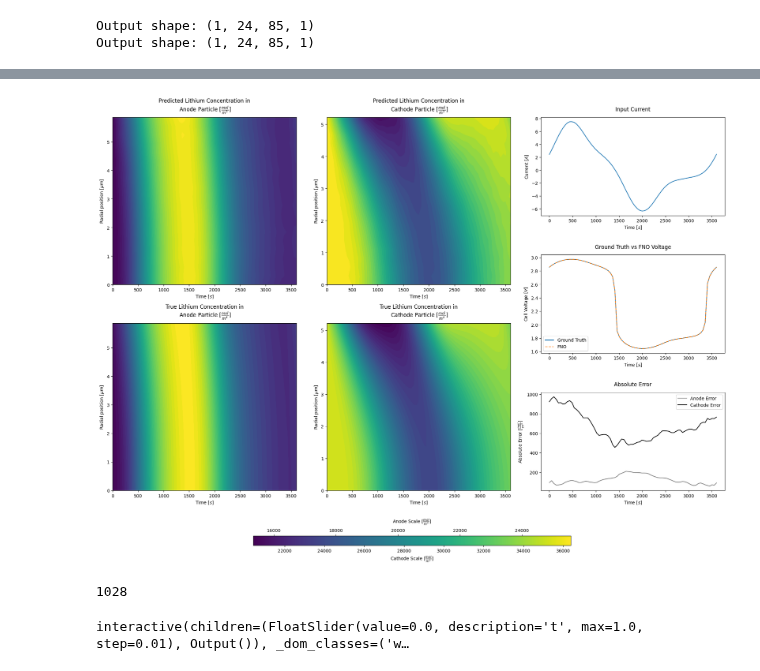
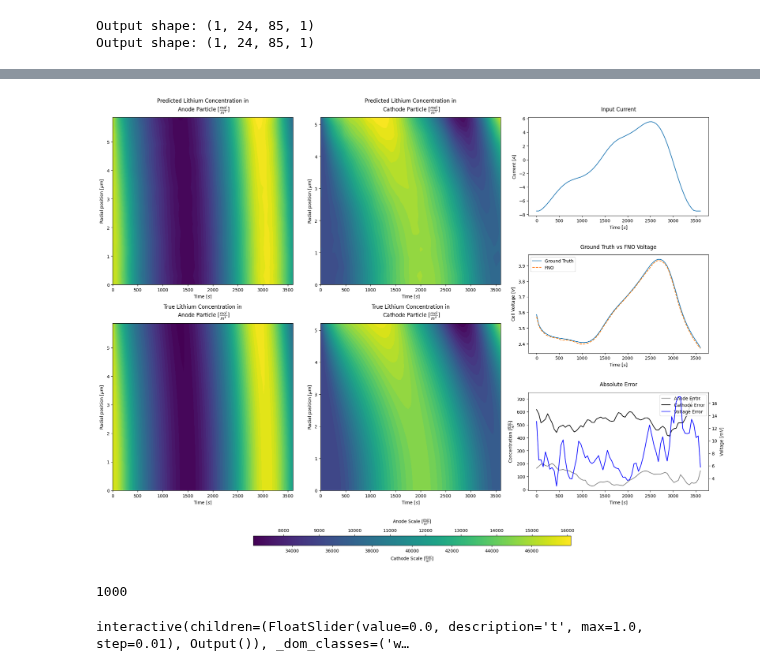
Before and after one commit to yingzai1/spm_neuraloperator, a Jupyter notebook: plot.ipynb, the cells around one changed output, grey strips where cells are left out. Saved outputs shown, nothing was run; the diff lists cells and outputs as text; code cells hidden in the pictures.

```diff
--- a/plot.ipynb
+++ b/plot.ipynb
@@ -220,3 +220,7 @@ params_cathode = flax.serialization.from_bytes(params, params_cathode)
 # %%
 train_idx = np.random.randint(2, 22000)
 test_idx = np.random.randint(2, 2200)
+# %%
+print(train_idx)
+print(test_idx)
+test_idx = 1000
@@ -533,4 +540,4 @@ plt.show()
 # %%
 # Compute V_pred and V_true using post_proc function
 #from functions import post_proc
-V_pred, V_true = functions.post_proc(params_bat, test_I[test_idx], c_pred_an_surf/cs_max_a, c_true_an_surf/cs_max_a, c_pred_ca_surf/cs_max_c, c_true_ca_surf/cs_max_c, Ran, Rca, epsan, epsca, Lan, Lca, A)
+V_pred, V_true = functions.post_proc(params_bat, test_I[test_idx], c_pred_an_surf, c_true_an_surf, c_pred_ca_surf, c_true_ca_surf, Ran, Rca, epsan, epsca, Lan, Lca, A)
@@ -563,6 +552,7 @@ from matplotlib.colors import Normalize
 # Compute error lines
 anode_error_line = jnp.mean(jnp.abs(c_test_pred_scaled_anode - c_test_true_scaled_anode), axis=0)  # shape (75,)
 cathode_error_line = jnp.mean(jnp.abs(c_test_pred_scaled_cathode - c_test_true_scaled_cathode), axis=0)      # shape (75,)
+diff = jnp.abs(V_pred-V_true)
 
 #t_plot = np.linspace(0,1800,75)
 
@@ -645,44 +635,55 @@ ax_volt.set_ylabel('Cell Voltage [$V$]')
 ax_volt.legend()
 
 ax_err = fig.add_subplot(right_gs[2,0])
-ax_err.plot(t, anode_error_line, color='grey', label='Anode Error', linestyle='-')
-ax_err.plot(t, cathode_error_line, color='black', label='Cathode Error', linestyle='-')
+line1, = ax_err.plot(t, anode_error_line, color='grey', label='Anode Error', linestyle='-')
+line2, = ax_err.plot(t, cathode_error_line, color='black', label='Cathode Error', linestyle='-')
 ax_err.set_title('Absolute Error', pad=14)
 ax_err.set_xlabel('Time [$s$]')
-ax_err.set_ylabel('Absolute Error [$\\frac{mol}{m^3}$]')
-ax_err.legend()
+ax_err.set_ylabel('Concentration [$\\frac{mol}{m^3}$]')
+#ax_err.legend()
+
+# Create a secondary y-axis for voltage
+ax_voltage_err = ax_err.twinx()
+line3, = ax_voltage_err.plot(t, diff * 1000, color='blue', label='Voltage Error', linestyle='-')
+ax_voltage_err.set_ylabel('Voltage [$mV$]')
+#ax_voltage_err.legend(loc='upper right')
+
+# Combine the legend handles and labels from both axes
+lines = [line1, line2, line3]
+labels = [line.get_label() for line in lines]
+ax_err.legend(lines, labels, loc='upper right')#, bbox_to_anchor=(0.5, 1.15), ncol=3)
 
 plt.tight_layout(rect=[0,0.125,1,1])  # Leave more space at the bottom for two colorbars
 
 # Create two separate ScalarMappables for the colorbars
 sm_anode = ScalarMappable(norm=a_norm, cmap='viridis')
 sm_anode.set_array([])
 sm_cathode = ScalarMappable(norm=c_norm, cmap='viridis')
 sm_cathode.set_array([])
 
 # Add the two colorbars side by side at the bottom
 # Adjust positions as needed
 cbar_width = 0.5
 cbar_height = 0.02
 cbar_anode_ax = fig.add_axes([0.25, 0.05, cbar_width, cbar_height])
 cbar_cathode_ax = fig.add_axes([0.25, 0.05, cbar_width, cbar_height])
 
 cbar_anode = fig.colorbar(sm_anode, cax=cbar_anode_ax, orientation='horizontal')
 cbar_anode.set_label('Anode Scale [$\\frac{mol}{m^3}$]', labelpad=12)
 cbar_anode.ax.xaxis.set_label_position('top')
 cbar_anode.ax.xaxis.set_ticks_position('top')
 
 cbar_cathode = fig.colorbar(sm_cathode, cax=cbar_cathode_ax, orientation='horizontal')
 cbar_cathode.set_label('Cathode Scale [$\\frac{mol}{m^3}$]')
 
 # Save as rasterized SVG with a chosen DPI
-#fig.savefig("plots/FNO/Voltage" + str(train_idx) + "_rasterized.svg", format='svg', transparent=True, dpi=600)
+fig.savefig("plots/FNO/Voltage_" + str(test_idx) + "_rasterized.svg", format='svg', transparent=True, dpi=600)
 plt.show()
 # %% [output]
-[figure, old version]
+[figure, new version]
 # %%
 test_idx
 # %% [output]
-1028
+1000
 # %%
 import pybamm
```
Also changed, not shown: parts of 11 cells of this notebook, 6 other files.
